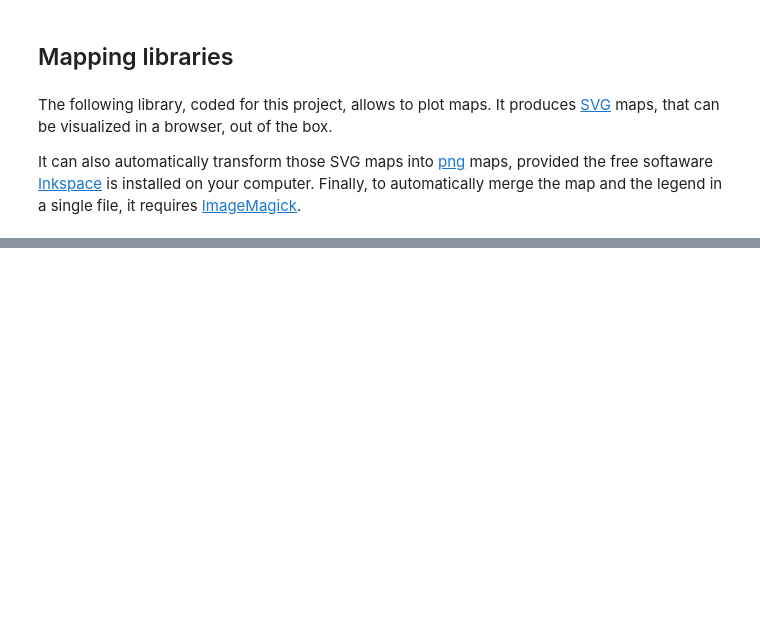
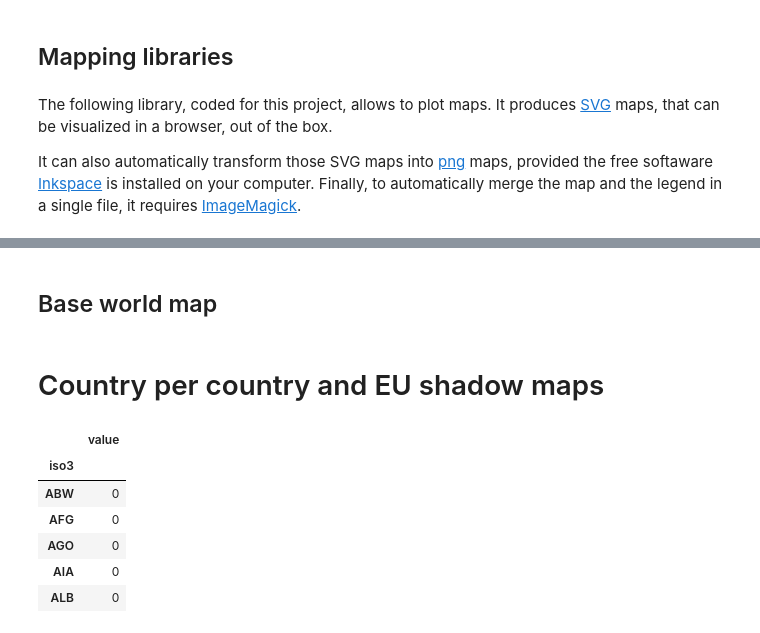
Before and after one commit to adrivsh/wolrd-map-plots, a Jupyter notebook: draw_maps.ipynb, the cells around one changed output, grey strips where cells are left out. Drawn from its saved outputs; the diff is of its cells as text; code cells hidden in the pictures; blank space fills up the shorter version.

```diff
--- a/draw_maps.ipynb
+++ b/draw_maps.ipynb
@@ -91,0 +43,2 @@ mycolors = ['#ffffcc', '#a1dab4', '#41b6c4', '#2c7fb8', '#253494']
+# %% [markdown]
+## Base world map
@@ -91,0 +78,2 @@ mycolors = ['#ffffcc', '#a1dab4', '#41b6c4', '#2c7fb8', '#253494']
+# %% [markdown]
+# Country per country and EU shadow maps
@@ -91,0 +82,11 @@ mycolors = ['#ffffcc', '#a1dab4', '#41b6c4', '#2c7fb8', '#253494']
+# %%
+countries = pd.DataFrame(0,index=iso_to_wb.index, columns=["value"])
+countries.head()
+# %% [output]
+|  | value |
+| iso3 |  |
+| ABW | 0 |
+| AFG | 0 |
+| AGO | 0 |
+| AIA | 0 |
+| ALB | 0 |
```
Also changed, not shown: parts of 31 cells of this notebook, 12 other files.
